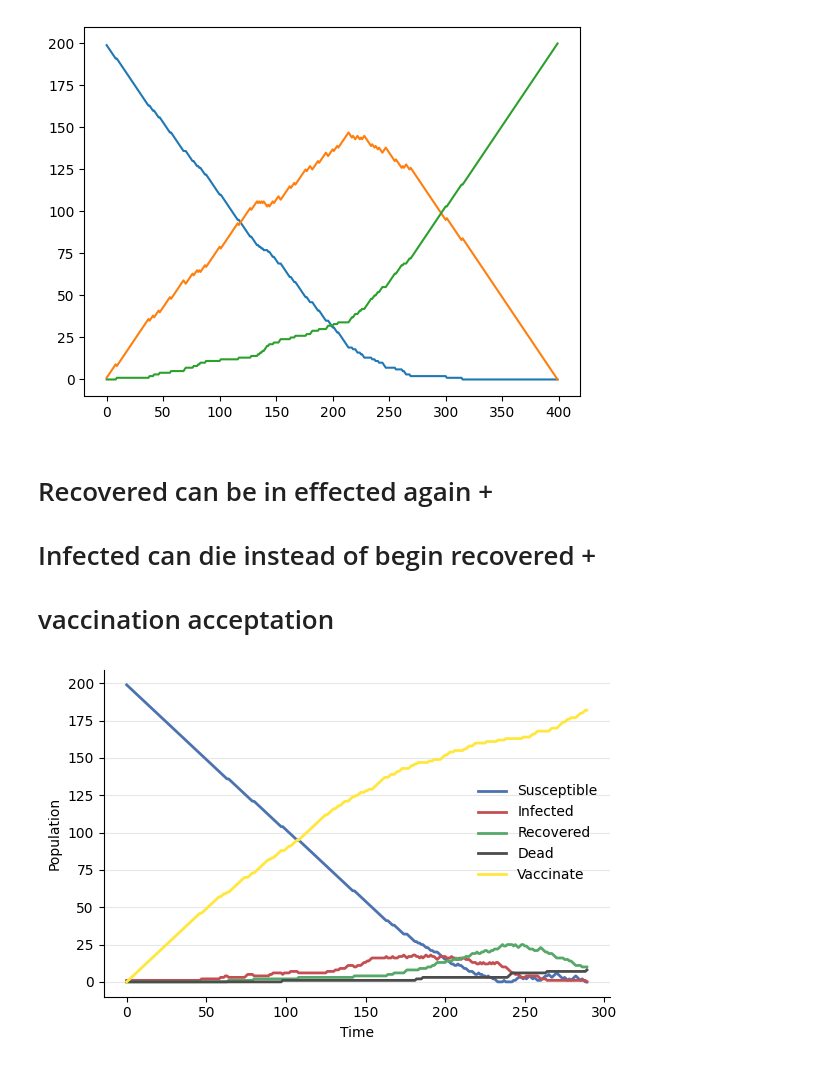
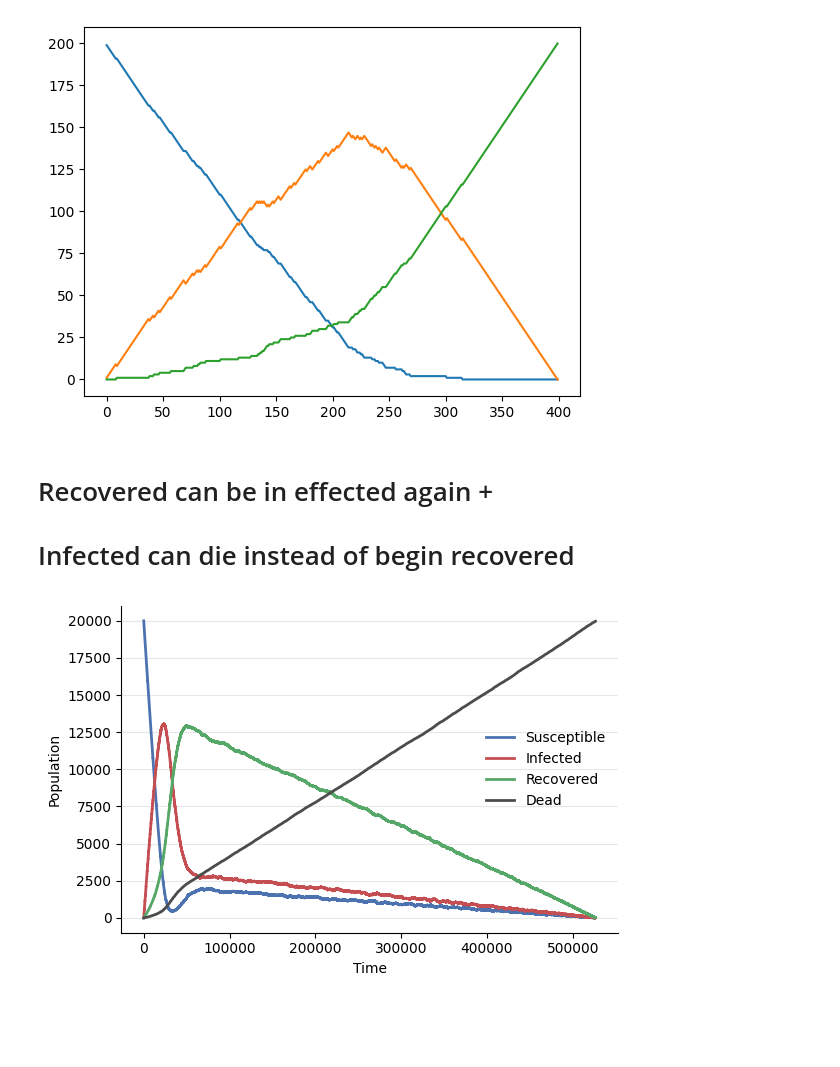
Before and after one commit to s224399/Stoc_sim_2k26, a Jupyter notebook: Project_2/Epidemic_model_Rasmus.ipynb, the cells around one changed output. Drawn from its saved outputs; the diff is of its cells as text; code cells hidden in the pictures; blank space fills up the shorter version.

Commit message:
fixed -death

```diff
--- a/Project_2/Epidemic_model_Rasmus.ipynb
+++ b/Project_2/Epidemic_model_Rasmus.ipynb
@@ -59,36 +59,35 @@ plt.plot(R)
 [figure]
 # %% [markdown]
 # Recovered can be in effected again +
-# Infected can die instead of begin recovered +
-# vaccination acceptation
+# Infected can die instead of begin recovered
 # %%
 
 np.random.seed(30)
 
-N     = 200
+N     = 20000
 beta  = 0.4   # rates for infection
 gamma = 0.04  # rate for recovery
 mu = 0.005 # rate for death
 eta = 0.01 # rate for be suseptible again
-xi = gamma/beta*0.6
+xi = 0.01 # rate for being vacinatted
 
 i0    = 1
 
-healthy, infected, recovered,death,vaccinated = N - i0, i0, 0,0,0 # Health
+healthy, infected, recovered,death = N - i0, i0, 0,0 # Health
 t = 0.0
 ts = [t]
 S = [healthy]
 I = [infected]
 R = [recovered]
 D = [death]
-RV = [vaccinated]
+#RV = [vaccinated]
 
 
 while  infected > 0:
-    N = healthy + recovered +infected +vaccinated- death
-    rate =  np.array([beta*healthy*infected/N, gamma*infected,mu*infected,eta*recovered,xi*healthy])
-    dt = -np.log(np.random.rand(5)) / rate # 0 = infected, 1= recovered, 2 = dø, #3 =  recovered -> suseptible # 4 vacciancted
-    event = np.argmin(dt)
+    N = healthy + recovered + infected
+    rate =  np.array([beta*healthy*infected/N, gamma*infected,mu*infected,eta*recovered])
+    dt = -np.log(np.random.rand(4)) / rate # 0 = infected, 1= recovered, 2 = dø, #3 =  recovered -> suseptible # 4 vacciancted
+    event = np.argmin(dt) # next time event
     t += dt[event]
     if event ==0:
         healthy -= 1
@@ -98,37 +97,33 @@ while  infected > 0:
         recovered += 1
     if event == 2:
         infected -= 1
         death += 1
     if event == 3:
         healthy +=1
         recovered -=1
-    if event == 4:
-        healthy -=1
-        vaccinated +=1
     ts.append(t)
     S.append(healthy)
     I.append(infected)
     R.append(recovered)
     D.append(death)
-    RV.append(vaccinated)
+#    RV.append(vaccinated)
 
 
 fig, ax = plt.subplots(figsize=(6, 4))
 ax.plot(S, color="#4C72B0", lw=2, label="Susceptible")
 ax.plot(I, color="#C44E52", lw=2, label="Infected")
 ax.plot(R, color="#55A868", lw=2, label="Recovered")
 ax.plot(D, color="#4C4C4C", lw=2, label="Dead")
-ax.plot(RV, color ="#FFE73D",lw=2, label="Vaccinate")
+#ax.plot(RV, color ="#FFE73D",lw=2, label="Vaccinate")
 
 
 ax.set_xlabel("Time")
 ax.set_ylabel("Population")
 ax.spines[["top", "right"]].set_visible(False)
 ax.grid(axis="y", alpha=0.3)
 ax.legend(frameon=False)
 
 fig.tight_layout()
-fig.savefig("sird.pdf")
 plt.show()
 # %% [output]
-[figure, old version]
+[figure, new version]
```
Also changed, not shown: parts of 1 cell of this notebook.
